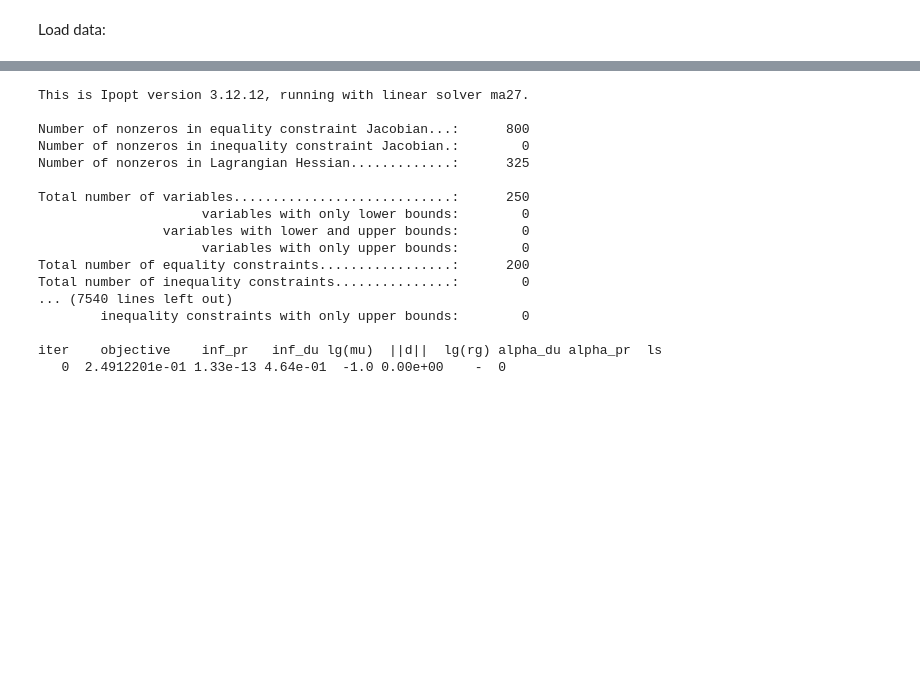
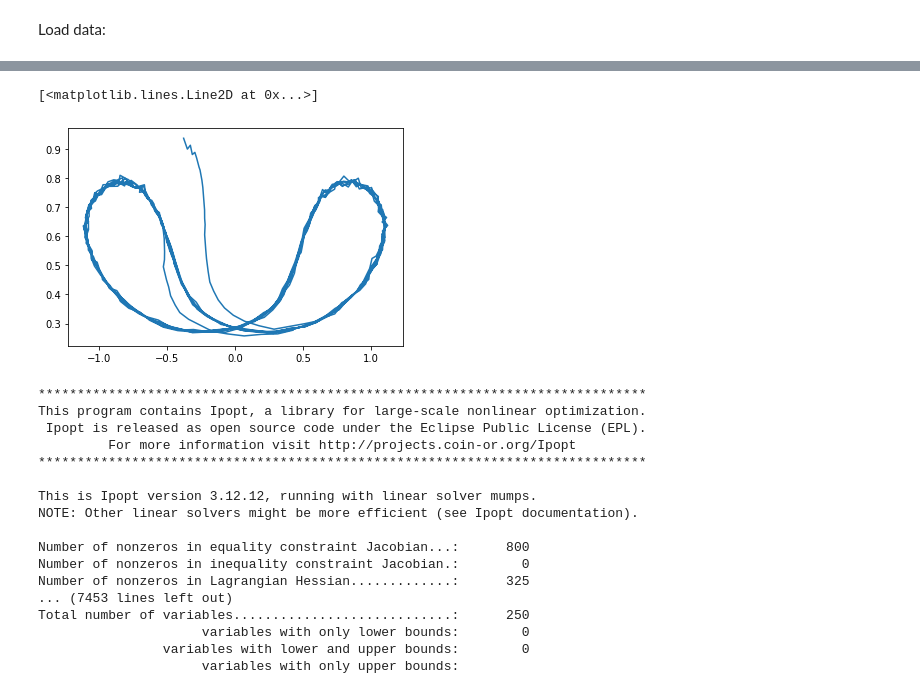
Before and after one commit to 4flixt/2020_MHE_Surrogate, a Jupyter notebook: examples/kite/MHE_Investigation.ipynb, the cells around one changed output, grey strips where cells are left out. Cells and saved outputs as stored; diff of their text form; code cells hidden in the pictures; blank space fills up the shorter version.

```diff
--- a/examples/kite/MHE_Investigation.ipynb
+++ b/examples/kite/MHE_Investigation.ipynb
@@ -30,0 +39,12 @@ plt.plot(phi,theta)
+# %%
+phi_meas = res_k['_x', 'phi']
+phi_meas *= 1+0.01*np.random.randn(*phi_meas.shape)
+
+theta_meas = res_k['_x', 'theta']
+theta_meas *= 1+0.01*np.random.randn(*theta_meas.shape)
+
+u_meas = res_k['_u', 'u_tilde']
+
+E0_meas = res_k['_p','E_0']
+
+meas = np.concatenate((phi_meas, theta_meas, E0_meas, u_meas),axis=1)
@@ -31,3 +55,8 @@ plt.plot(phi,theta)
+# %%
+plt.plot(phi_meas,theta_meas)
+# %% [output]
+[<matplotlib.lines.Line2D at 0x...>]
+[figure, added]
 # %%
 model = template_model()
 # %%
@@ -63,39 +92,36 @@ mhe.set_y_fun(y_fun)
 
 mhe.setup()
 # %%
-
-res_k = res[test_case]['simulator']
-
 x0 = np.concatenate((res_k['_x'][0], res_k['_p'][0]))
 
 mhe.set_initial_state(x0, reset_history=True)
 
 
 for i in range(700):
-    phi_i = res_k['_x','phi'][i]
-    theta_i = res_k['_x','theta'][i]
-    u_i = res_k['_u','u_tilde'][i]
-    E_i = res_k['_p', 'E_0'][i]
-    y_now = np.concatenate((phi_i,theta_i, u_i, E_i))
-    mhe.make_step(y_now)
+#     phi_i = res_k['_x','phi'][i]
+#     theta_i = res_k['_x','theta'][i]
+#     u_i = res_k['_u','u_tilde'][i]
+#     E_i = res_k['_p', 'E_0'][i]
+#     y_now = np.concatenate((phi_i,theta_i, u_i, E_i))
+    mhe.make_step(meas[i].reshape(-1,1))
 # %% [output]
-This is Ipopt version 3.12.12, running with linear solver ma27.
+******************************************************************************
+This program contains Ipopt, a library for large-scale nonlinear optimization.
+ Ipopt is released as open source code under the Eclipse Public License (EPL).
+         For more information visit http://projects.coin-or.org/Ipopt
+******************************************************************************
+
+This is Ipopt version 3.12.12, running with linear solver mumps.
+NOTE: Other linear solvers might be more efficient (see Ipopt documentation).
 
 Number of nonzeros in equality constraint Jacobian...:      800
 Number of nonzeros in inequality constraint Jacobian.:        0
 Number of nonzeros in Lagrangian Hessian.............:      325
-
+... (7453 lines left out)
 Total number of variables............................:      250
                      variables with only lower bounds:        0
                 variables with lower and upper bounds:        0
-                     variables with only upper bounds:        0
-Total number of equality constraints.................:      200
-Total number of inequality constraints...............:        0
-... (7540 lines left out)
-        inequality constraints with only upper bounds:        0
-
-iter    objective    inf_pr   inf_du lg(mu)  ||d||  lg(rg) alpha_du alpha_pr  ls
-   0  2.4912201e-01 1.33e-13 4.64e-01  -1.0 0.00e+00    -  0
+                     variables with only upper bounds:
 # %%
 fig, ax = plt.subplots(figsize=(10,7))
 
```
Also changed, not shown: parts of 14 cells of this notebook, 6 other files.
